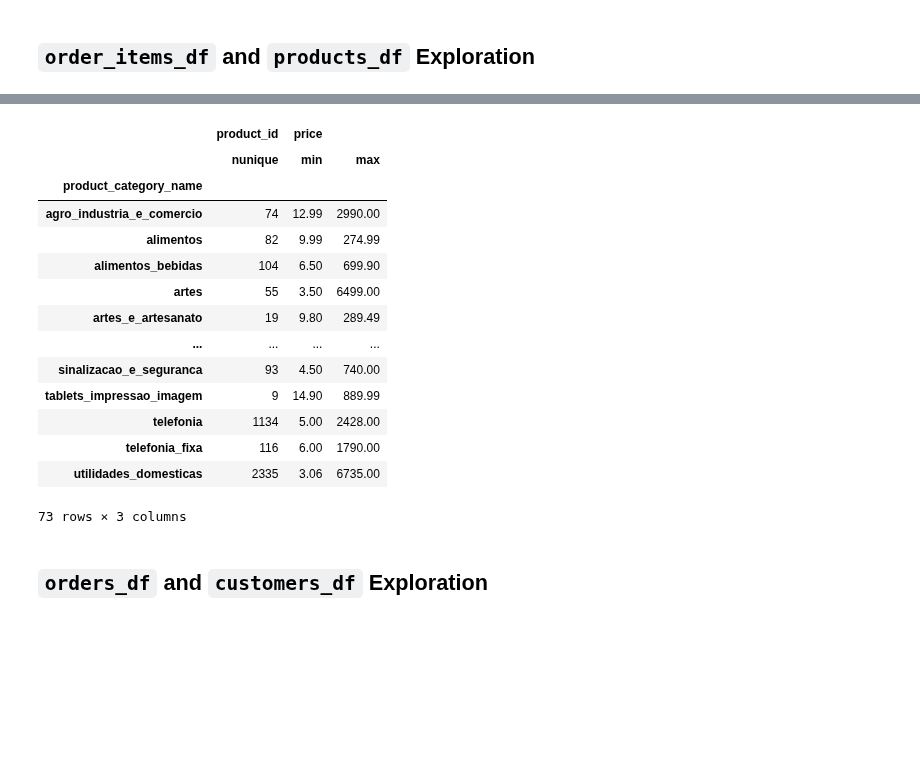
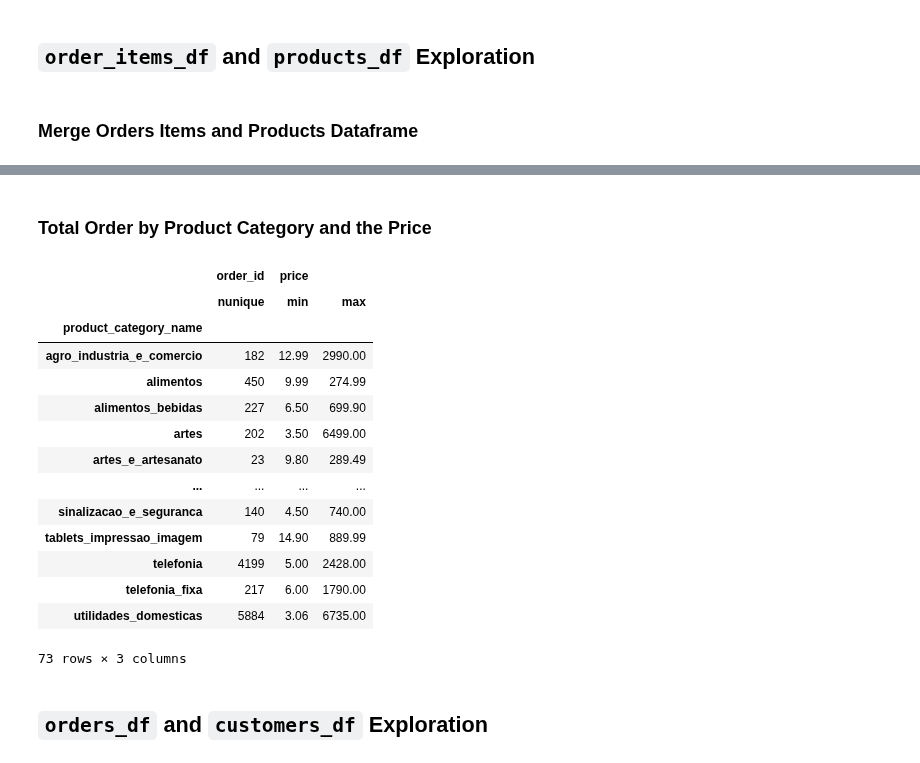
Before and after one commit to naufalmuafi/e-commerce_analysis_project, a Jupyter notebook: main.ipynb, the cells around one changed output, grey strips where cells are left out. Saved outputs shown, nothing was run; the diff lists cells and outputs as text; code cells hidden in the pictures; blank space fills up the shorter version.

Commit message:
add: order and customer data exploration

```diff
--- a/main.ipynb
+++ b/main.ipynb
@@ -1142,6 +1157,8 @@ PA       1
 Name: seller_id, dtype: int64
 # %% [markdown]
 ## `order_items_df` and `products_df` Exploration
+# %% [markdown]
+### Merge Orders Items and Products Dataframe
 # %%
 orderItems_products_df = pd.merge(
   left=order_items_df,
@@ -1159,26 +1176,28 @@ orderItems_products_df.head()
 | 2 | 000229ec398224ef6ca0657da4fc703e | 1 | c777355d18b72b67abbeef9df44fd0fd | 5b51032eddd242adc84c38acab88f23d | 2018-01-18 14:48:30 | 199.00 | 17.87 | ... |
 | 3 | 00024acbcdf0a6daa1e931b038114c75 | 1 | 7634da152a4610f1595efa32f14722fc | 9d7a1d34a5052409006425275ba1c2b4 | 2018-08-15 10:10:18 | 12.99 | 12.79 | ... |
 | 4 | 00042b26cf59d7ce69dfabb4e55b4fd9 | 1 | ac6c3623068f30de03045865e4e10089 | df560393f3a51e74553ab94004ba5c87 | 2017-02-13 13:57:51 | 199.90 | 18.14 | ... |
+# %% [markdown]
+### Total Order by Product Category and the Price
 # %%
 orderItems_products_df.groupby(by="product_category_name").agg({
-  "product_id": "nunique",
+  "order_id": "nunique",
   "price": ["min", "max"]
 })
 # %% [output]
-|  | product_id | price |  |
+|  | order_id | price |  |
 |  | nunique | min | max |
 | product_category_name |  |  |  |
-| agro_industria_e_comercio | 74 | 12.99 | 2990.00 |
-| alimentos | 82 | 9.99 | 274.99 |
-| alimentos_bebidas | 104 | 6.50 | 699.90 |
-| artes | 55 | 3.50 | 6499.00 |
-| artes_e_artesanato | 19 | 9.80 | 289.49 |
+| agro_industria_e_comercio | 182 | 12.99 | 2990.00 |
+| alimentos | 450 | 9.99 | 274.99 |
+| alimentos_bebidas | 227 | 6.50 | 699.90 |
+| artes | 202 | 3.50 | 6499.00 |
+| artes_e_artesanato | 23 | 9.80 | 289.49 |
 | ... | ... | ... | ... |
-| sinalizacao_e_seguranca | 93 | 4.50 | 740.00 |
-| tablets_impressao_imagem | 9 | 14.90 | 889.99 |
-| telefonia | 1134 | 5.00 | 2428.00 |
-| telefonia_fixa | 116 | 6.00 | 1790.00 |
-| utilidades_domesticas | 2335 | 3.06 | 6735.00 |
+| sinalizacao_e_seguranca | 140 | 4.50 | 740.00 |
+| tablets_impressao_imagem | 79 | 14.90 | 889.99 |
+| telefonia | 4199 | 5.00 | 2428.00 |
+| telefonia_fixa | 217 | 6.00 | 1790.00 |
+| utilidades_domesticas | 5884 | 3.06 | 6735.00 |
 73 rows × 3 columns
 # %% [markdown]
 ## `orders_df` and `customers_df` Exploration
```
Also changed, not shown: parts of 24 cells of this notebook.
